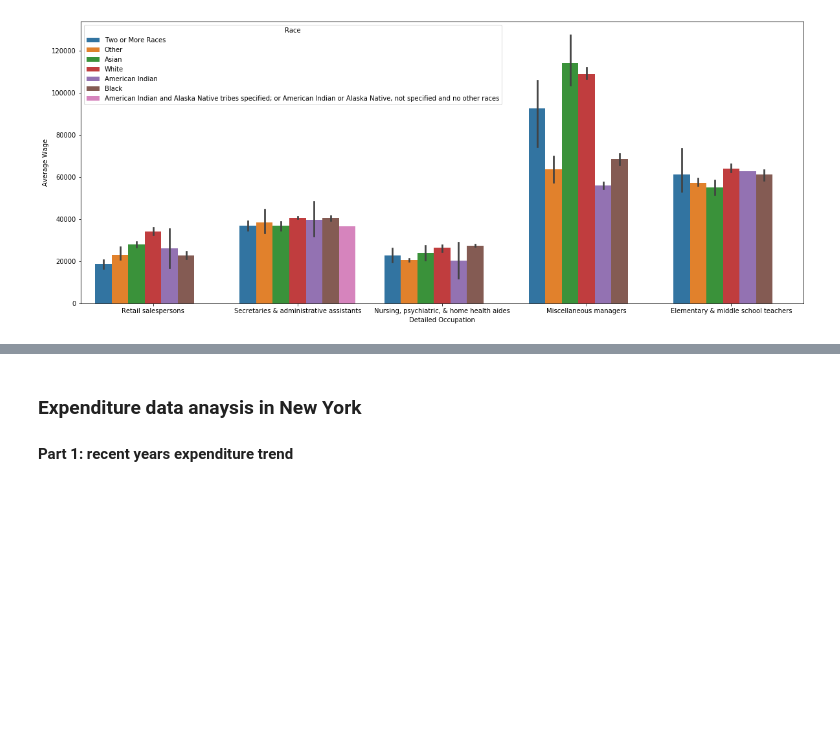
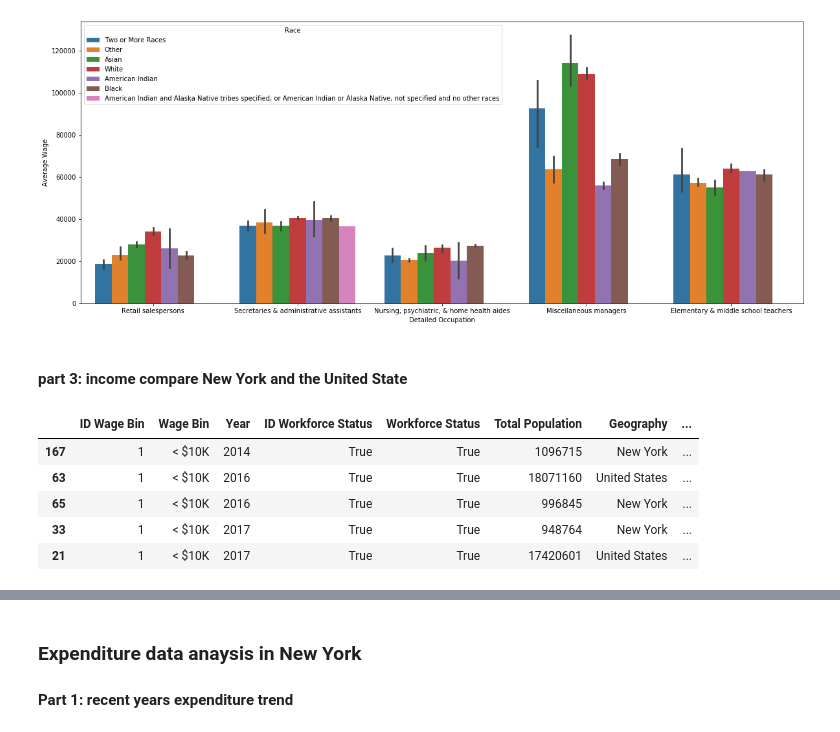
Before and after one commit to gegeli638/DAV-5400, a Jupyter notebook: final/12.13.ipynb, the cells around one changed output, grey strips where cells are left out. Drawn from its saved outputs; the diff is of its cells as text; code cells hidden in the pictures; blank space fills up the shorter version.

```diff
--- a/final/12.13.ipynb
+++ b/final/12.13.ipynb
@@ -87,3 +89,21 @@ sns.barplot(x="Detailed Occupation", y="Average Wage", hue="Race", data=race)
 # %% [output]
 <matplotlib.axes._subplots.AxesSubplot at 0x...>
 [figure]
+# %% [markdown]
+#### part 3: income compare New York and the United State
+# %%
+disrtibution = pd.read_csv('https://raw.githubusercontent.com/gegeli638/DAV-5400/master/final/Wage%20Distribution.csv')
+disrtibution.head()
+# to clean and transfer the data, we need to drop the data that we do not need
+disrtibution = disrtibution.drop(columns = ['ID Year', 'Total Population MOE Appx', 'Slug Geography','Record Count'])
+#sorted the data by the wage bin
+disrtibution.sort_values('ID Wage Bin', inplace=True)
+#print the answer
+disrtibution.head()
+# %% [output]
+|  | ID Wage Bin | Wage Bin | Year | ID Workforce Status | Workforce Status | Total Population | Geography | ... |
+| 167 | 1 | < $10K | 2014 | True | True | 1096715 | New York | ... |
+| 63 | 1 | < $10K | 2016 | True | True | 18071160 | United States | ... |
+| 65 | 1 | < $10K | 2016 | True | True | 996845 | New York | ... |
+| 33 | 1 | < $10K | 2017 | True | True | 948764 | New York | ... |
+| 21 | 1 | < $10K | 2017 | True | True | 17420601 | United States | ... |
```
Also changed, not shown: parts of 6 cells of this notebook.
